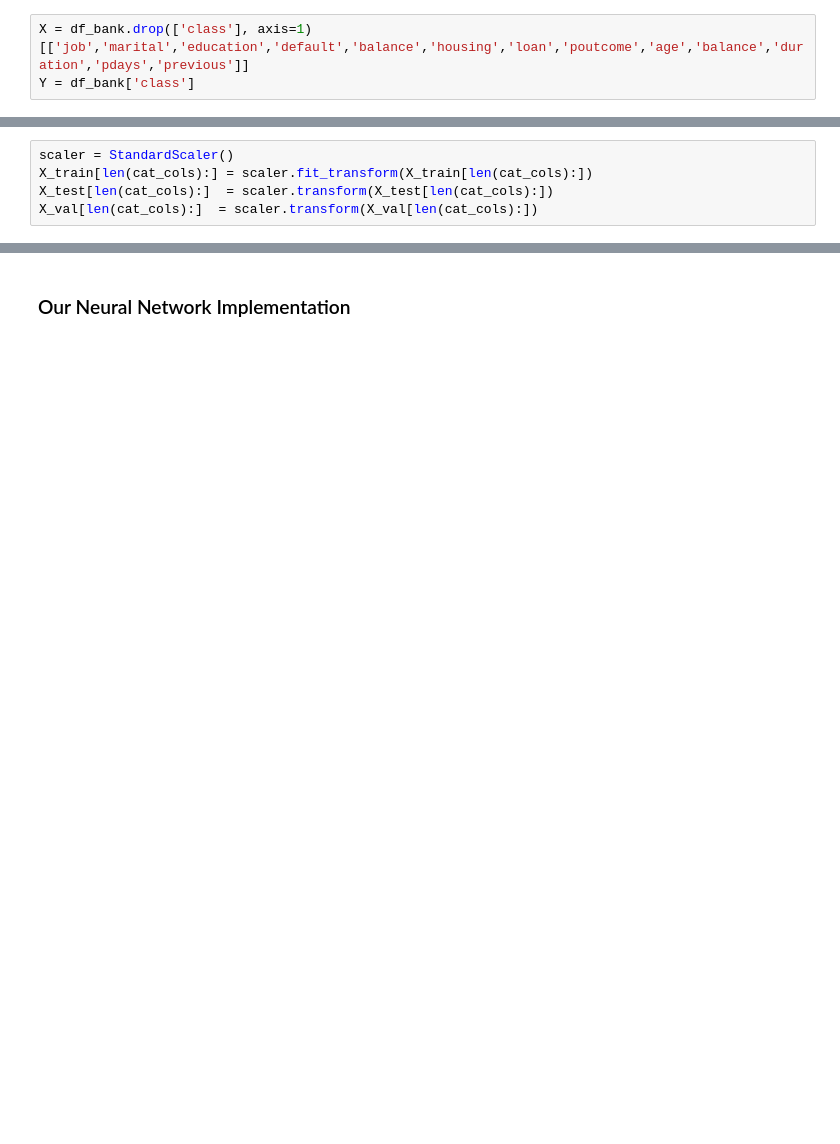
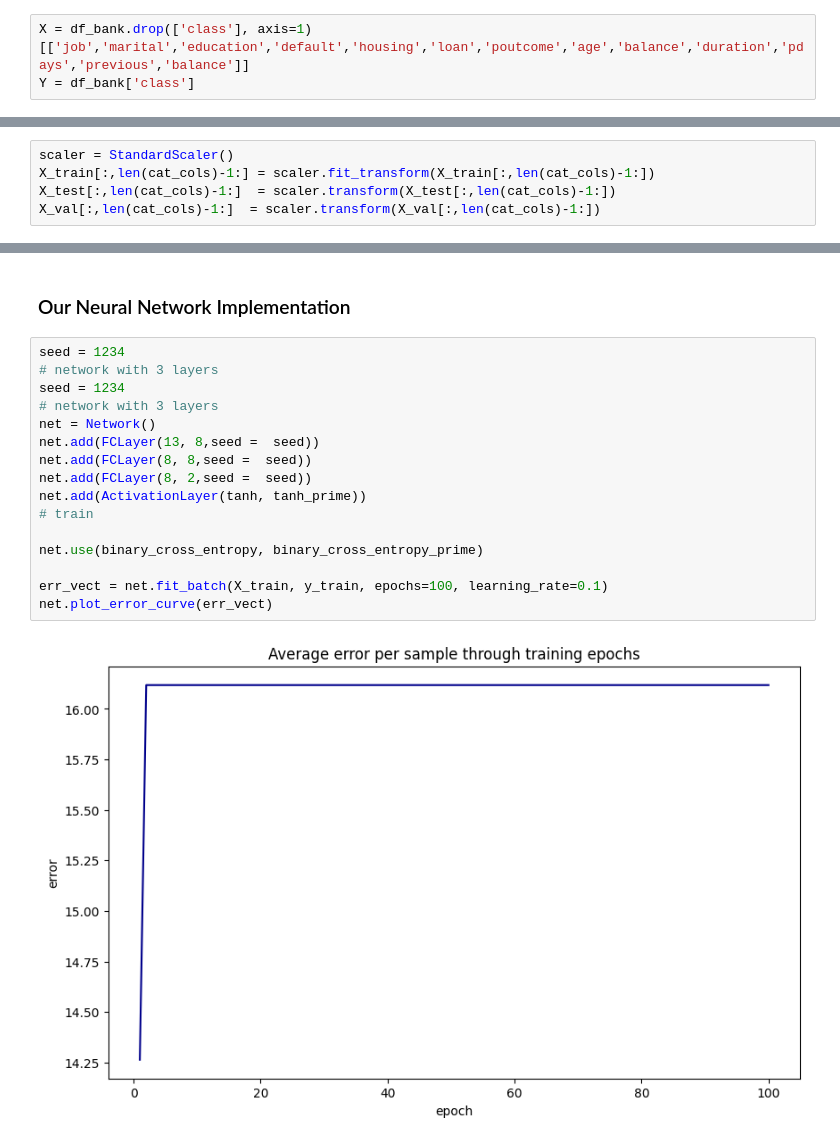
Before and after one commit to nadiaverdha/MachineLearningEx2, a Jupyter notebook: Ex2_bank.ipynb, the cells around one changed output, grey strips where cells are left out. Saved outputs shown, nothing was run; the diff lists cells and outputs as text; blank space fills up the shorter version.

```diff
--- a/Ex2_bank.ipynb
+++ b/Ex2_bank.ipynb
@@ -66,7 +66,7 @@ df_bank.drop('day', axis=1, inplace=True)
 # Replacing 'other' with unknown since for both of them we do not have valuable information
 df_bank['poutcome'] = df_bank['poutcome'].replace('other', 'unknown')
 # %%
-X = df_bank.drop(['class'], axis=1)[['job','marital','education','default','balance','housing','loan','poutcome','age','balance','duration','pdays','previous']]
+X = df_bank.drop(['class'], axis=1)[['job','marital','education','default','housing','loan','poutcome','age','balance','duration','pdays','previous','balance']]
 Y = df_bank['class']
 # %%
 cat_cols = ['job','marital','education','default','housing','loan','poutcome']
@@ -91,9 +149,9 @@ X_train, X_val, y_train, y_val = train_test_split(X_train, y_train, test_size=0.
+# %%
+scaler = StandardScaler()
+X_train[:,len(cat_cols)-1:] = scaler.fit_transform(X_train[:,len(cat_cols)-1:])
+X_test[:,len(cat_cols)-1:]  = scaler.transform(X_test[:,len(cat_cols)-1:])
+X_val[:,len(cat_cols)-1:]  = scaler.transform(X_val[:,len(cat_cols)-1:])
 # %% [markdown]
 Scaling the data
 
 Since some of the features are categorical, we will apply scaling to the numeric columns only
-# %%
-scaler = StandardScaler()
-X_train[len(cat_cols):] = scaler.fit_transform(X_train[len(cat_cols):])
-X_test[len(cat_cols):]  = scaler.transform(X_test[len(cat_cols):])
-X_val[len(cat_cols):]  = scaler.transform(X_val[len(cat_cols):])
@@ -100,4 +175,22 @@ X_val[len(cat_cols):]  = scaler.transform(X_val[len(cat_cols):])
 # %% [markdown]
 ### Our Neural Network Implementation
+# %%
+seed = 1234
+# network with 3 layers
+seed = 1234
+# network with 3 layers
+net = Network()
+net.add(FCLayer(13, 8,seed =  seed))
+net.add(FCLayer(8, 8,seed =  seed))
+net.add(FCLayer(8, 2,seed =  seed))
+net.add(ActivationLayer(tanh, tanh_prime))
+# train
+
+net.use(binary_cross_entropy, binary_cross_entropy_prime)
+
+err_vect = net.fit_batch(X_train, y_train, epochs=100, learning_rate=0.1)
+net.plot_error_curve(err_vect)
+# %% [output]
+[figure, added]
 # %%
 seed = 1234
```
Also changed, not shown: parts of 8 cells of this notebook.
